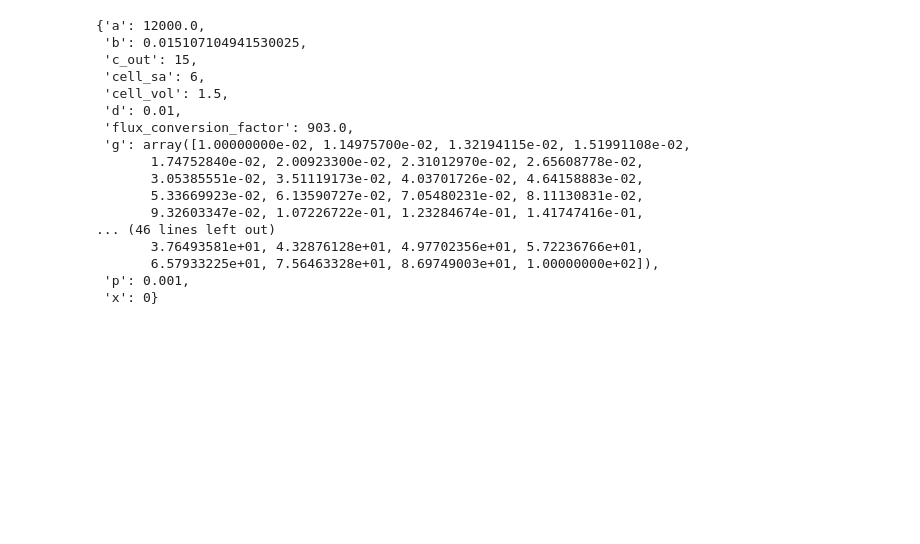
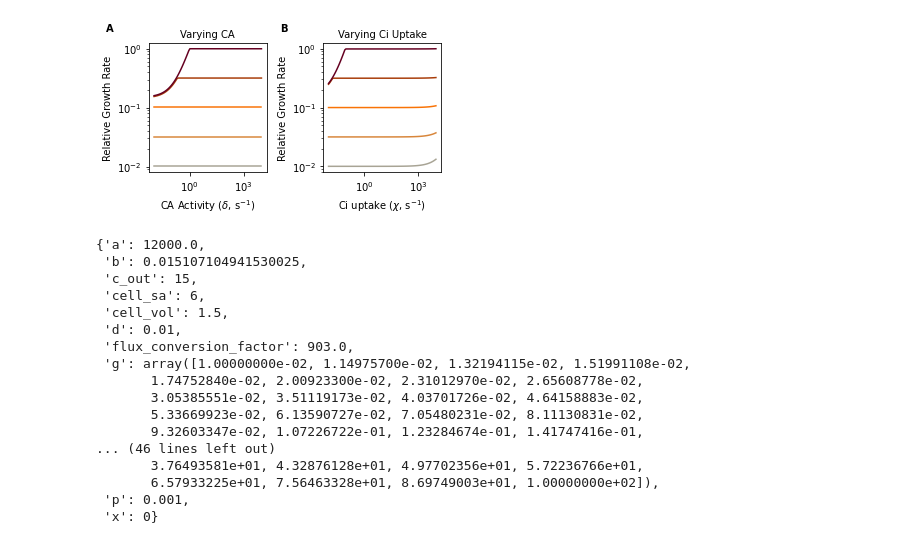
Before and after one commit to flamholz/ccm_evolution, a Jupyter notebook: notebooks/Fig7_model_figs.ipynb, the cells around one changed output. Cells and saved outputs as stored; diff of their text form; code cells hidden in the pictures; blank space fills up the shorter version.

```diff
--- a/notebooks/FigSX_model_figs.ipynb
+++ b/notebooks/Fig7_model_figs.ipynb
@@ -13,3 +77,56 @@ mkdir -p ../figures/sup_figs_model
+# %%
+# Like the main text figure with variation in CI uptake too
+fig, axs = plt.subplots(ncols=2, figsize=(5, 3))
+plt.sca(axs[0])
+
+# Consider a full range of CA rates/concentrations
+deltas = np.logspace(-2,4,100)
+
+# The biomass flux can't be higher than the rubisco flux of
+# a reference model with the maximum rubisco kinetics considered (100 /s)
+ref_am = AutotrophModel(d=deltas, g=1e2)
+max_biomass_flux = np.max(ref_am.rubisco_flux())
+
+pal = ['greyish', 'dull orange', 'orange', 'rust', 'maroon']
+pal = sns.xkcd_palette(pal)
+models = [AutotrophModel(d=deltas, g=my_g) for my_g in np.logspace(0,2,5)]
+
+for idx, am in enumerate(models):
+    plt.loglog(deltas, am.biomass_flux()/max_biomass_flux, c=pal[idx])
+
+plt.title('Varying CA', fontsize=10)
+plt.ylabel('Relative Growth Rate', fontsize=10)
+plt.xlabel('CA Activity ($\delta$, s$^{-1}$)', fontsize=10)
+
+# Consider a full range of Ci uptake rates
+plt.sca(axs[1])
+chis = np.logspace(-2,4,100)
+
+# The biomass flux can't be higher than the rubisco flux of
+# a reference model with the maximum rubisco kinetics considered (100 /s)
+ref_am = AutotrophModel(x=chis, g=1e2)
+max_biomass_flux = np.max(ref_am.rubisco_flux())
+
+pal = ['greyish', 'dull orange', 'orange', 'rust', 'maroon']
+pal = sns.xkcd_palette(pal)
+models = [AutotrophModel(x=chis, g=my_g) for my_g in np.logspace(0,2,5)]
+
+for idx, am in enumerate(models):
+    plt.loglog(chis, am.biomass_flux()/max_biomass_flux, c=pal[idx])
+
+plt.title('Varying Ci Uptake', fontsize=10)
+plt.xlabel('Ci uptake ($\chi$, s$^{-1}$)', fontsize=10)
+plt.ylabel('Relative Growth Rate', fontsize=10)
+
+for plabel, ax in zip('AB', axs):
+    ax.text(-0.3, 1.15, plabel, transform=ax.transAxes,
+             fontsize=10, fontweight='bold', va='top', ha='right')
+
+plt.tight_layout()
+plt.savefig('../figures/sup_figs_model/CA_Ci_effects.png')
+plt.show()
+# %% [output]
+[figure, added]
 # %%
 # Consider a full range of rubisco rates/concentrations
 gammas = np.logspace(-2,4,100)
```
Also changed, not shown: parts of 10 cells of this notebook, 4 other files.
